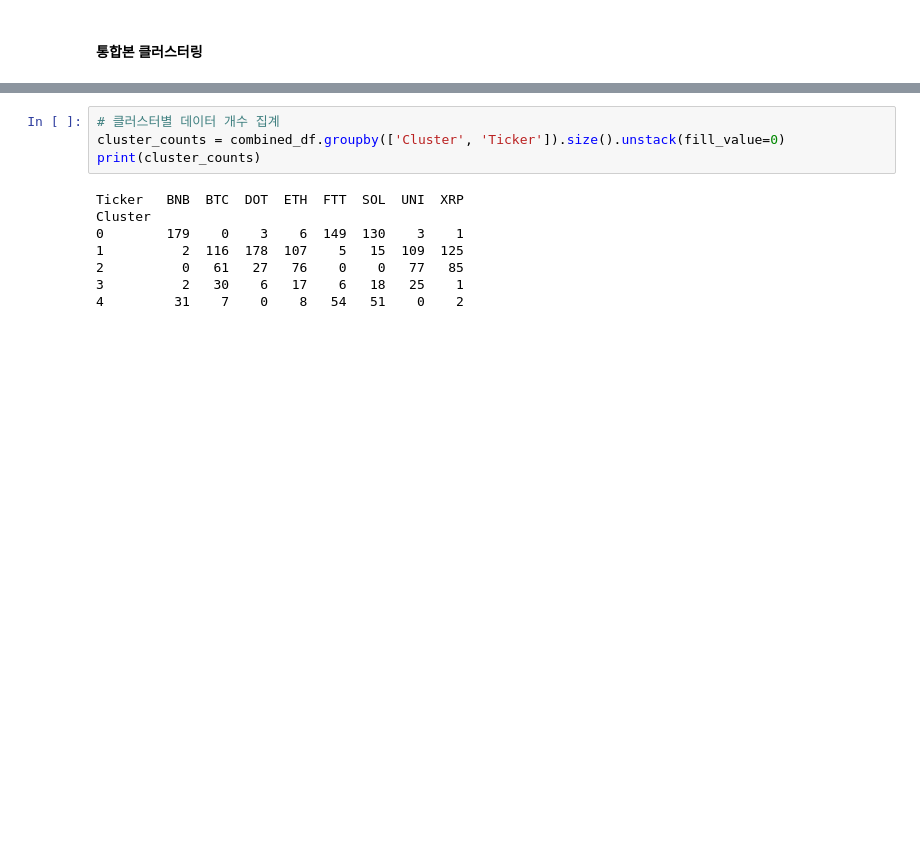
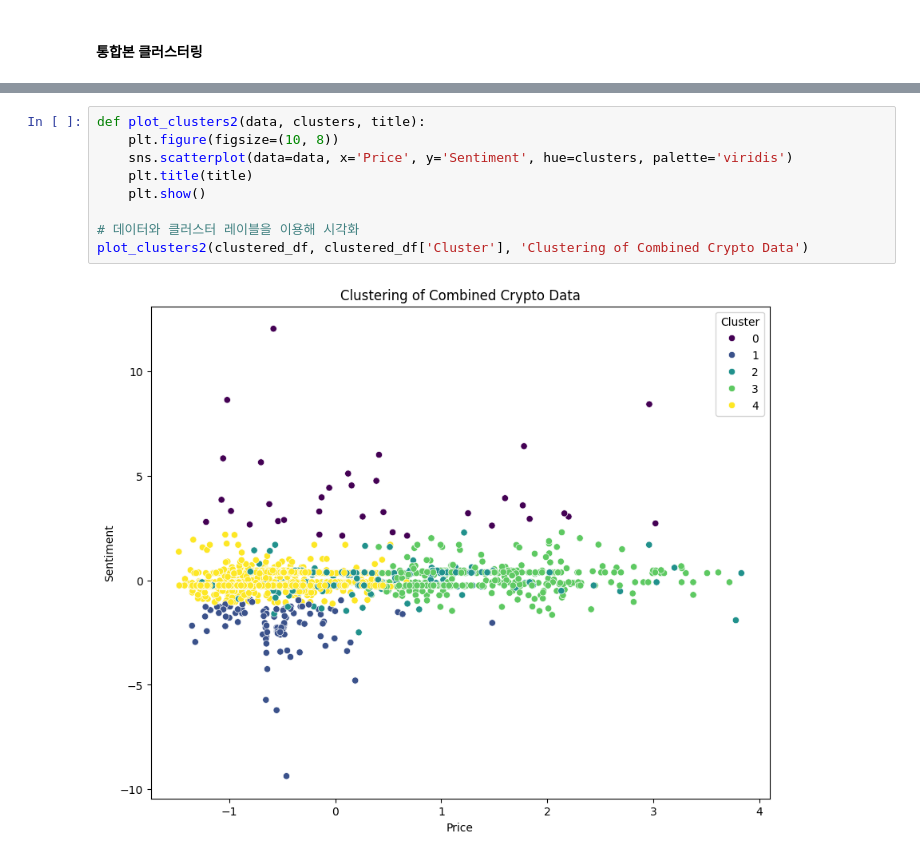
Before and after one commit to SsuFin/Sentiment-Portfolio-Asset-allocation, a Jupyter notebook: Clustering/Clustering_Total.ipynb, the cells around one changed output, grey strips where cells are left out. Drawn from its saved outputs; the diff is of its cells as text; blank space fills up the shorter version.

```diff
--- a/Clustering/Clustering_Total.ipynb
+++ b/Clustering/Clustering_Total.ipynb
@@ -402,12 +413,11 @@ plot_clusters(clustered_df, clustered_df['Cluster'], 'Clustering of Combined Cry
-# %%
-# 클러스터별 데이터 개수 집계
-cluster_counts = combined_df.groupby(['Cluster', 'Ticker']).size().unstack(fill_value=0)
-print(cluster_counts)
-# %% [output]
-Ticker   BNB  BTC  DOT  ETH  FTT  SOL  UNI  XRP
-Cluster
-0        179    0    3    6  149  130    3    1
-1          2  116  178  107    5   15  109  125
-2          0   61   27   76    0    0   77   85
-3          2   30    6   17    6   18   25    1
-4         31    7    0    8   54   51    0    2
+# %%
+def plot_clusters2(data, clusters, title):
+    plt.figure(figsize=(10, 8))
+    sns.scatterplot(data=data, x='Price', y='Sentiment', hue=clusters, palette='viridis')
+    plt.title(title)
+    plt.show()
+
+# 데이터와 클러스터 레이블을 이용해 시각화
+plot_clusters2(clustered_df, clustered_df['Cluster'], 'Clustering of Combined Crypto Data')
+# %% [output]
+[figure, added]
```
Also changed, not shown: parts of 11 cells of this notebook, 4 other files.
